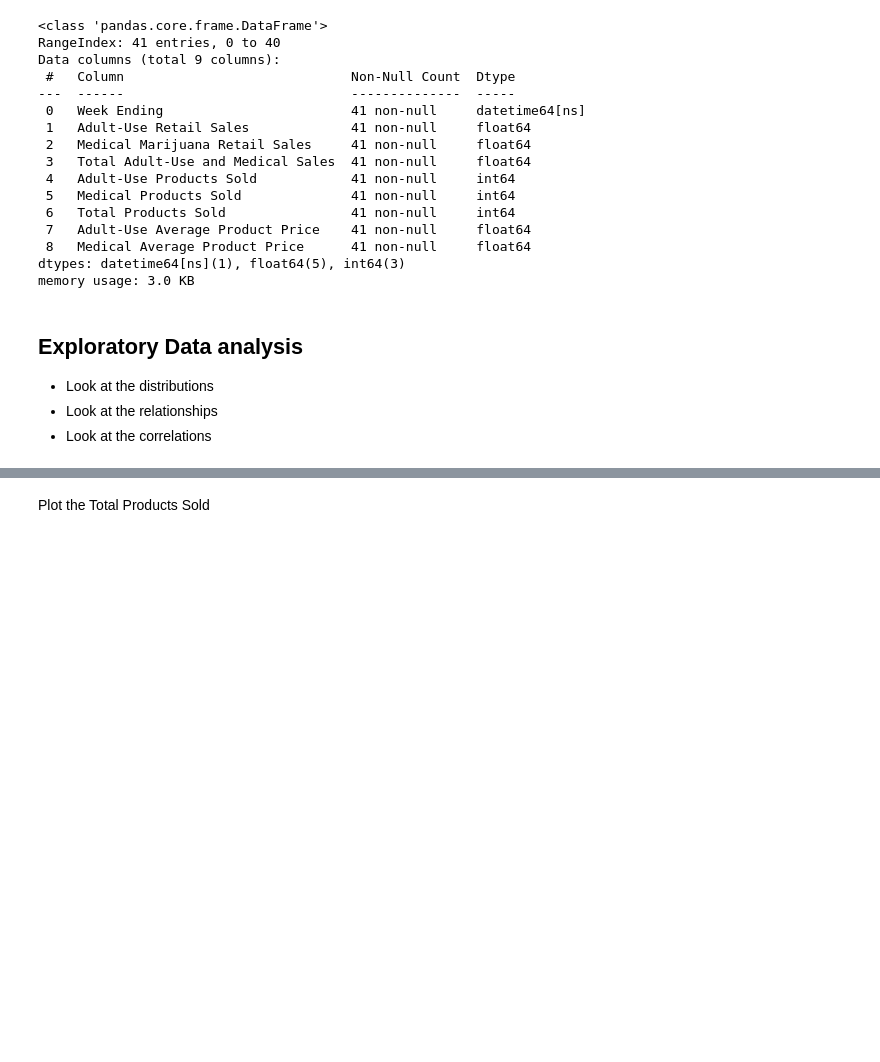
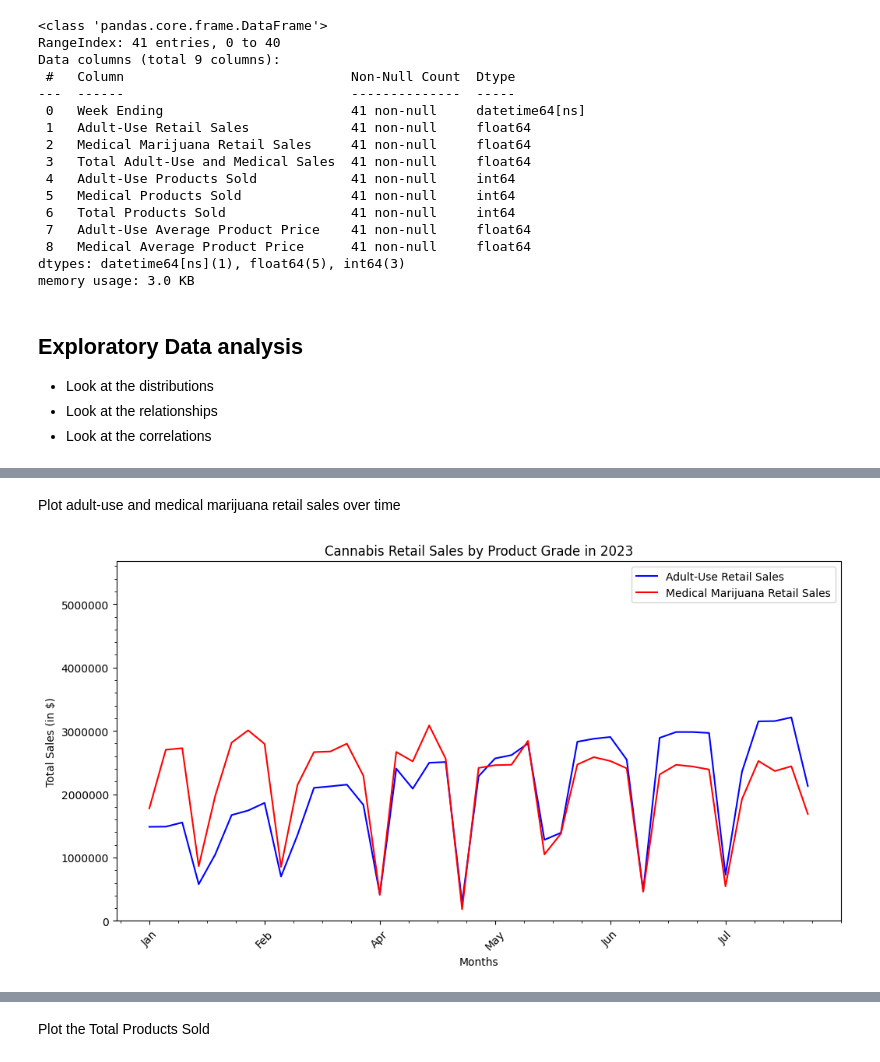
Before and after one commit to TSAKONG22/Cannabis-Sales-Machine-Learning-Model, a Jupyter notebook: Cannabis Product Project.ipynb, the cells around one changed output, grey strips where cells are left out. Saved outputs shown, nothing was run; the diff lists cells and outputs as text; code cells hidden in the pictures; blank space fills up the shorter version.

```diff
--- a/Cannabis Product Project.ipynb
+++ b/Cannabis Product Project.ipynb
@@ -240,0 +242,46 @@ Best way to compare sales by product type?
+# %% [markdown]
+Plot adult-use and medical marijuana retail sales over time
+# %%
+# Create the figure
+plt.figure(figsize=(12,6))
+
+# Plot the datae
+plt.plot(
+    df.index,
+    df['Adult-Use Retail Sales'],
+    label = 'Adult-Use Retail Sales',
+    color = 'blue'
+)
+
+# Plot the datae
+plt.plot(
+    df.index,
+    df['Medical Marijuana Retail Sales'],
+    label = 'Medical Marijuana Retail Sales',
+    color = 'red'
+)
+
+# Set x-axis major ticks as month names
+plt.xticks(df.index[::7], df['Week Ending'].dt.strftime('%b')[::7])
+
+# Set x-axis as minor ticks as "Month-Day" values
+plt.minorticks_on()
+
+# Label the plot
+plt.title('Cannabis Retail Sales by Product Grade in 2023')
+plt.xlabel('Months')
+plt.ylabel('Total Sales (in $)')
+
+# Adjust the y-axis labels
+plt.ylim(0, max(df['Total Adult-Use and Medical Sales']))
+plt.ticklabel_format(style='plain',axis='y')
+
+# Rotate the x-axis labels for better readability
+plt.xticks(rotation=45)
+
+# Show the legend
+plt.legend()
+
+plt.show()
+# %% [output]
+[figure, added]
```
Also changed, not shown: parts of 11 cells of this notebook.
